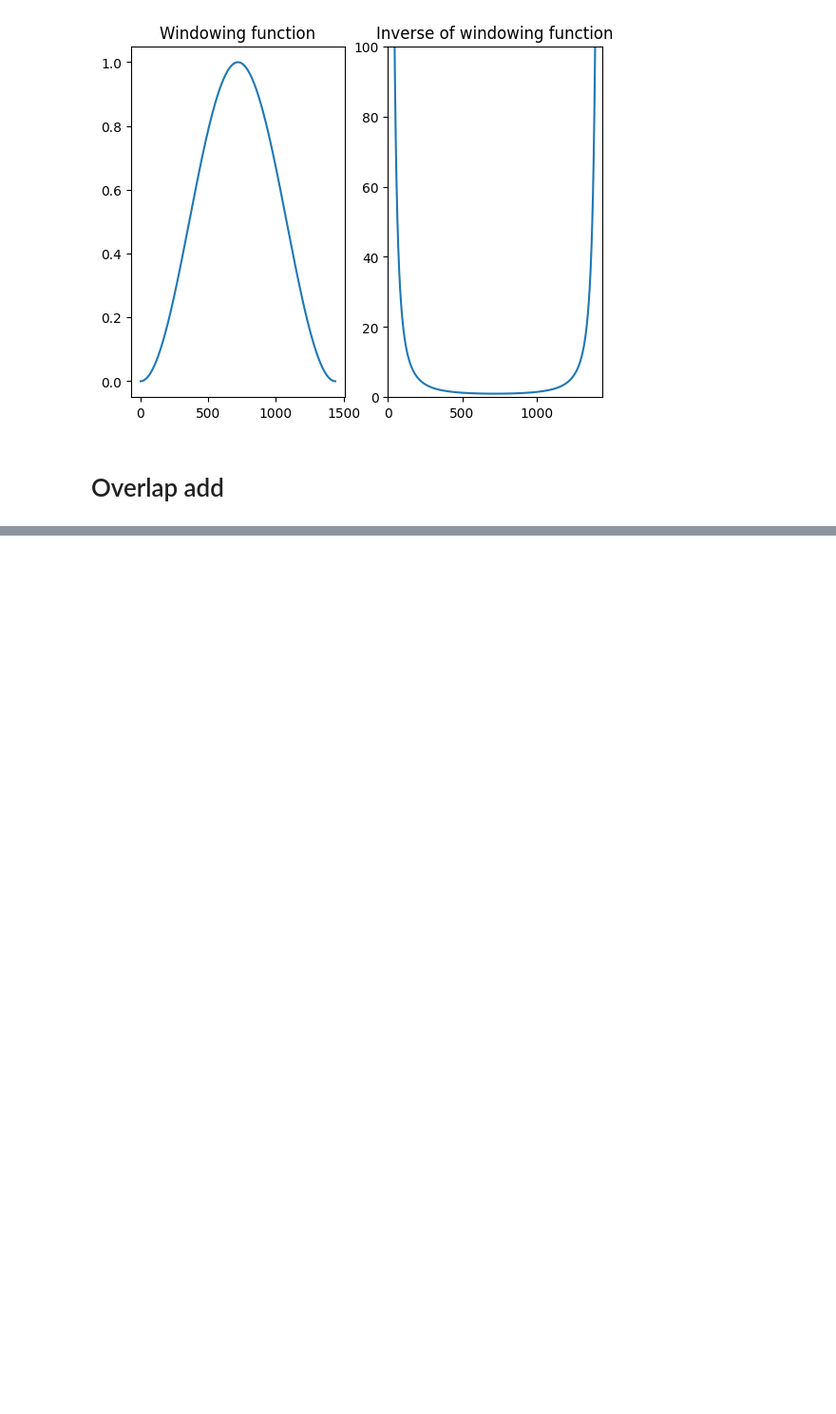
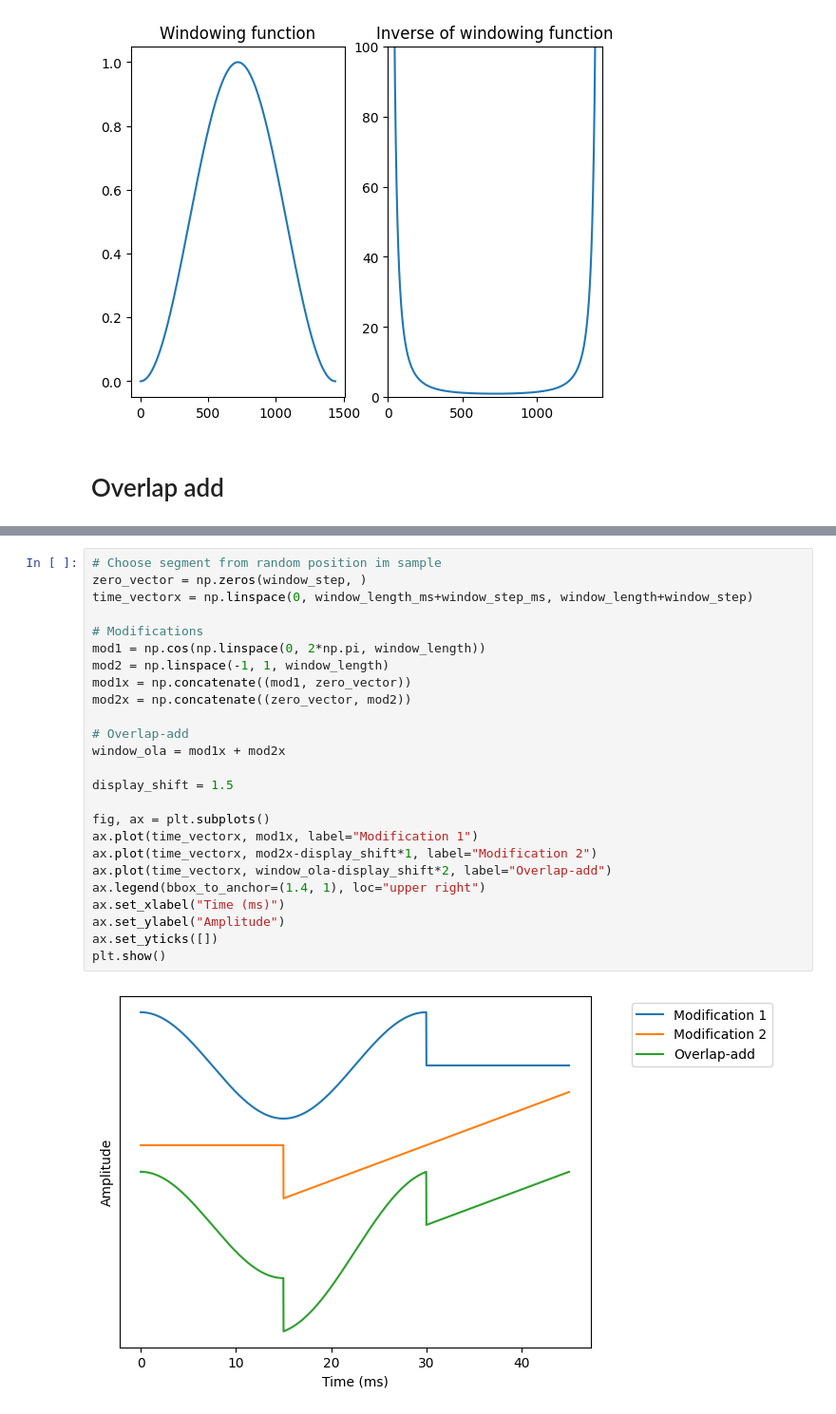
Before and after one commit to HeigatVu/practice-speech-processing, a Jupyter notebook: speech-representations/short-time_processing.ipynb, the cells around one changed output, grey strips where cells are left out. Shown: that part at 95% size. Saved outputs shown, nothing was run; the diff lists cells and outputs as text; blank space fills up the shorter version.

```diff
--- a/speech-representations/short-time_processing.ipynb
+++ b/speech-representations/short-time_processing.ipynb
@@ -55,0 +104,27 @@ time_vector2 = np.linspace(0, window_length_ms, window_length)+window_step_ms
+# %%
+# Choose segment from random position im sample
+zero_vector = np.zeros(window_step, )
+time_vectorx = np.linspace(0, window_length_ms+window_step_ms, window_length+window_step)
+
+# Modifications
+mod1 = np.cos(np.linspace(0, 2*np.pi, window_length))
+mod2 = np.linspace(-1, 1, window_length)
+mod1x = np.concatenate((mod1, zero_vector))
+mod2x = np.concatenate((zero_vector, mod2))
+
+# Overlap-add
+window_ola = mod1x + mod2x
+
+display_shift = 1.5
+
+fig, ax = plt.subplots()
+ax.plot(time_vectorx, mod1x, label="Modification 1")
+ax.plot(time_vectorx, mod2x-display_shift*1, label="Modification 2")
+ax.plot(time_vectorx, window_ola-display_shift*2, label="Overlap-add")
+ax.legend(bbox_to_anchor=(1.4, 1), loc="upper right")
+ax.set_xlabel("Time (ms)")
+ax.set_ylabel("Amplitude")
+ax.set_yticks([])
+plt.show()
+# %% [output]
+[figure, added]
```
Also changed, not shown: parts of 4 cells of this notebook.
